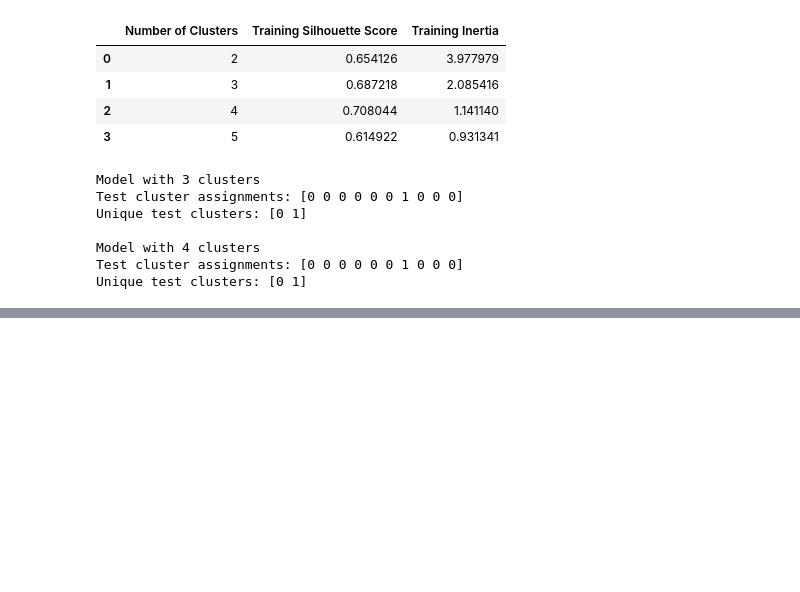
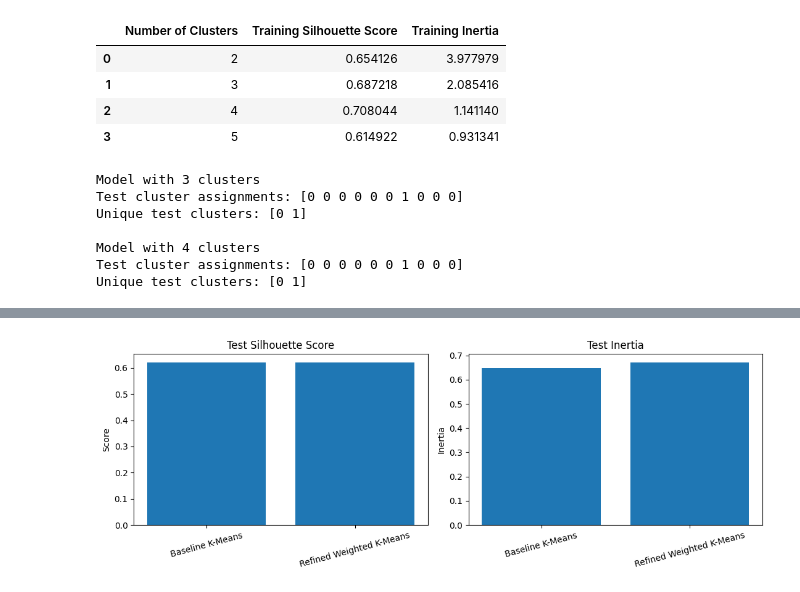
Before and after one commit to albabbitt13-commits/smart-sustainable-meal-optimizer, a Jupyter notebook: notebooks/01_data_exploration.ipynb, the cells around one changed output, grey strips where cells are left out. Drawn from its saved outputs; the diff is of its cells as text; code cells hidden in the pictures; blank space fills up the shorter version.

Commit message:
Finalize Unit 7 project draft and visualizations

```diff
--- a/notebooks/01_data_exploration.ipynb
+++ b/notebooks/01_data_exploration.ipynb
@@ -4248,0 +4523,33 @@ Unique test clusters: [0 1]
+# %%
+
+import matplotlib.pyplot as plt
+import numpy as np
+
+# Compare baseline and refined model metrics
+models = ["Baseline K-Means", "Refined Weighted K-Means"]
+silhouette_scores = [
+    baseline_silhouette,
+    refined_silhouette
+]
+test_inertia = [
+    baseline_inertia,
+    refined_inertia
+]
+
+fig, axes = plt.subplots(1, 2, figsize=(11, 4))
+
+axes[0].bar(models, silhouette_scores)
+axes[0].set_title("Test Silhouette Score")
+axes[0].set_ylabel("Score")
+axes[0].tick_params(axis="x", rotation=15)
+
+axes[1].bar(models, test_inertia)
+axes[1].set_title("Test Inertia")
+axes[1].set_ylabel("Inertia")
+axes[1].tick_params(axis="x", rotation=15)
+
+plt.tight_layout()
+plt.savefig("../images/model_comparison.png", dpi=300, bbox_inches="tight")
+plt.show()
+# %% [output]
+[figure, added]
```
Also changed, not shown: parts of 32 cells of this notebook, 3 other files.
